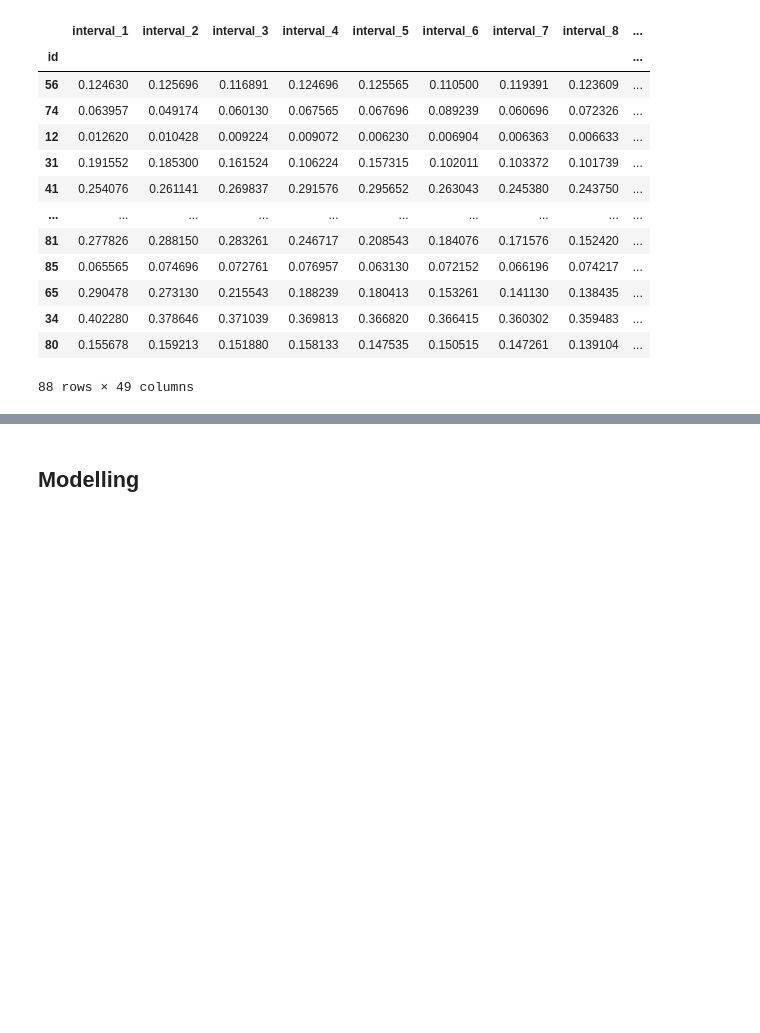
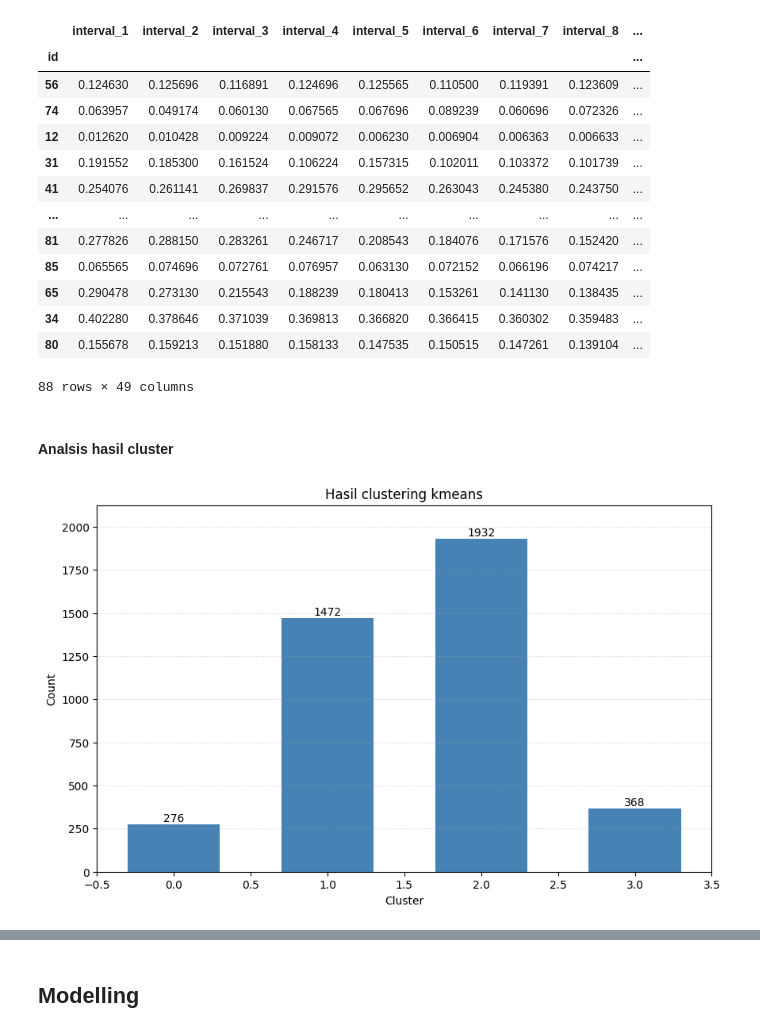
Before and after one commit to auvarifqi/tugas-besar-2-ai-lanjut, a Jupyter notebook: main-combine.ipynb, the cells around one changed output, grey strips where cells are left out. Cells and saved outputs as stored; diff of their text form; code cells hidden in the pictures; blank space fills up the shorter version.

Commit message:
update with analisis cluster

```diff
--- a/main-combine.ipynb
+++ b/main-combine.ipynb
@@ -373,3 +373,5 @@ merged_df = df1.merge(
 )
 # %%
 merged_df.to_csv(f'{data_path}/merged_data.csv')
+# %% [markdown]
+#### Analsis hasil cluster
@@ -375,0 +422,4 @@ merged_df.to_csv(f'{data_path}/merged_data.csv')
+# %%
+plot_cluster_distribution(merged_df, title="Hasil clustering kmeans")
+# %% [output]
+[figure, added]
```
Also changed, not shown: parts of 5 cells of this notebook, 2 other files.
